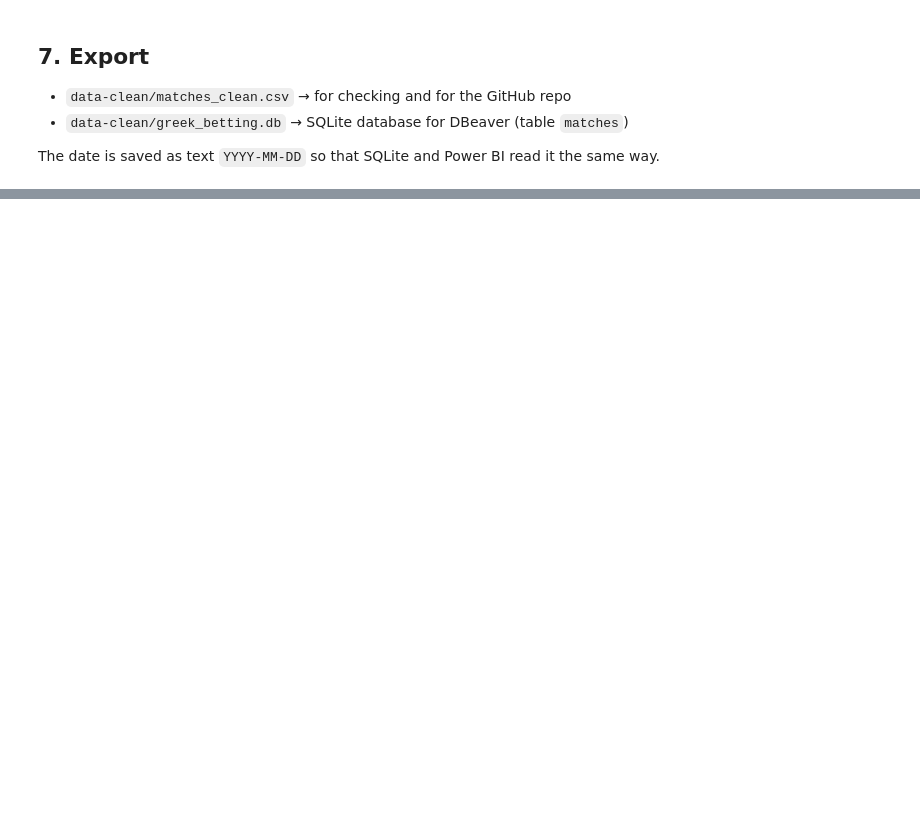
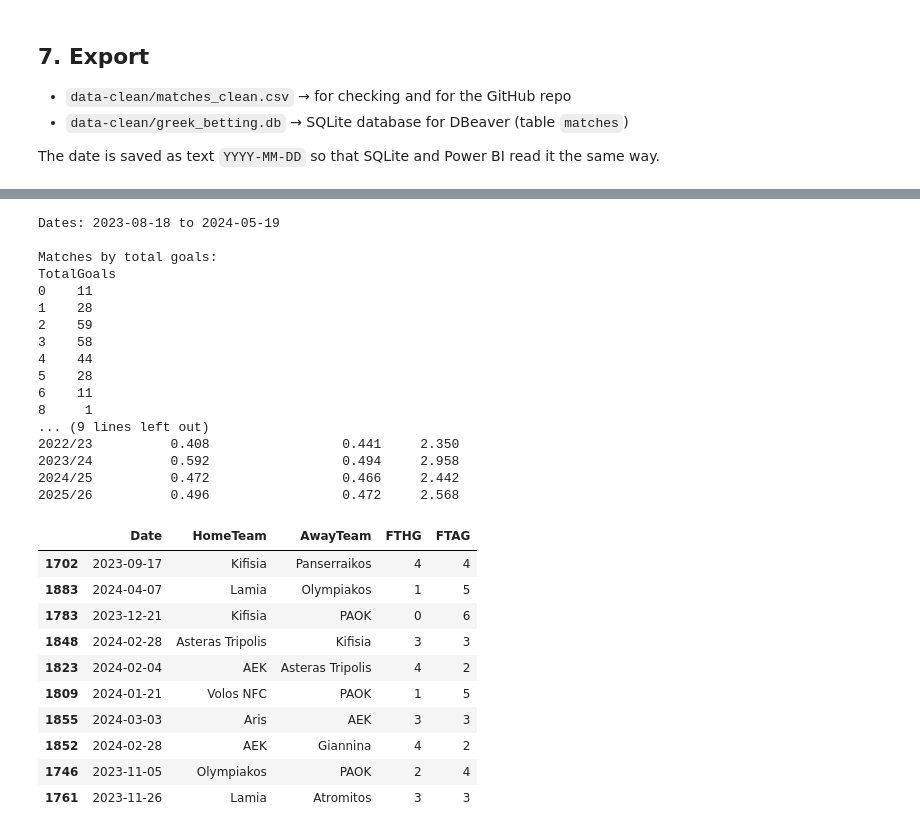
Before and after one commit to chrisamoiras/greek-super-league-betting-markets, a Jupyter notebook: 01_load_clean.ipynb, the cells around one changed output, grey strips where cells are left out. Cells and saved outputs as stored; diff of their text form; code cells hidden in the pictures; blank space fills up the shorter version.

```diff
--- a/01_load_clean.ipynb
+++ b/01_load_clean.ipynb
@@ -203,0 +332,46 @@ print("DB  :", db_path, "| table matches:", n, "rows")
+# %%
+# Check 2023/24: is the high number of goals real or a data problem?
+s = matches[matches["Season"] == "2023/24"]
+print("Dates:", s["Date"].min().date(), "to", s["Date"].max().date())
+print("\nMatches by total goals:")
+print(s["TotalGoals"].value_counts().sort_index())
+
+# What the bookmaker expected vs what happened, every season
+check = matches.groupby("Season").agg(
+    Over25_actual=("Over25", "mean"),
+    Over25_expected_B365=("B365_ProbOver25", "mean"),
+    AvgGoals=("TotalGoals", "mean"),
+)
+print(check.round(3))
+
+# The 10 matches with the most goals in 2023/24
+s.sort_values("TotalGoals", ascending=False)[["Date", "HomeTeam", "AwayTeam", "FTHG", "FTAG"]].head(10)
+# %% [output]
+Dates: 2023-08-18 to 2024-05-19
+
+Matches by total goals:
+TotalGoals
+0    11
+1    28
+2    59
+3    58
+4    44
+5    28
+6    11
+8     1
+... (9 lines left out)
+2022/23          0.408                 0.441     2.350
+2023/24          0.592                 0.494     2.958
+2024/25          0.472                 0.466     2.442
+2025/26          0.496                 0.472     2.568
+|  | Date | HomeTeam | AwayTeam | FTHG | FTAG |
+| 1702 | 2023-09-17 | Kifisia | Panserraikos | 4 | 4 |
+| 1883 | 2024-04-07 | Lamia | Olympiakos | 1 | 5 |
+| 1783 | 2023-12-21 | Kifisia | PAOK | 0 | 6 |
+| 1848 | 2024-02-28 | Asteras Tripolis | Kifisia | 3 | 3 |
+| 1823 | 2024-02-04 | AEK | Asteras Tripolis | 4 | 2 |
+| 1809 | 2024-01-21 | Volos NFC | PAOK | 1 | 5 |
+| 1855 | 2024-03-03 | Aris | AEK | 3 | 3 |
+| 1852 | 2024-02-28 | AEK | Giannina | 4 | 2 |
+| 1746 | 2023-11-05 | Olympiakos | PAOK | 2 | 4 |
+| 1761 | 2023-11-26 | Lamia | Atromitos | 3 | 3 |
```
Also changed, not shown: parts of 13 cells of this notebook, 1 other file.
